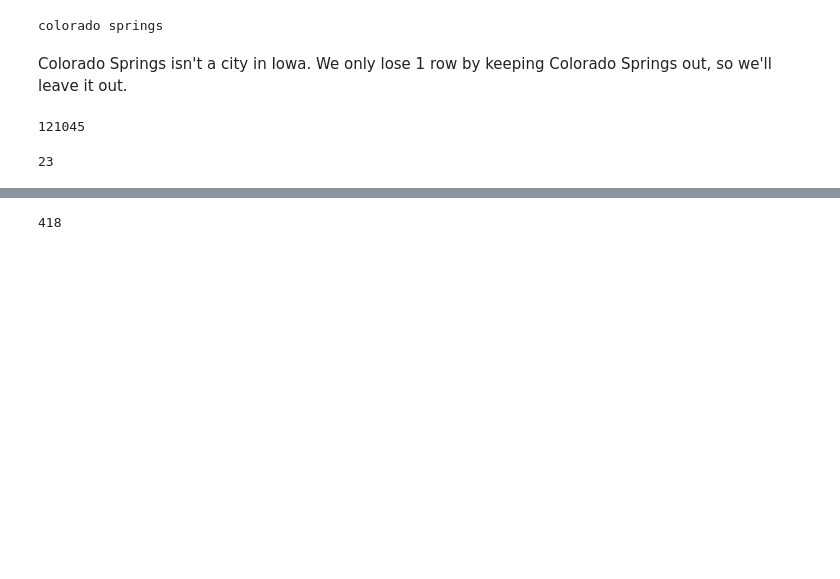
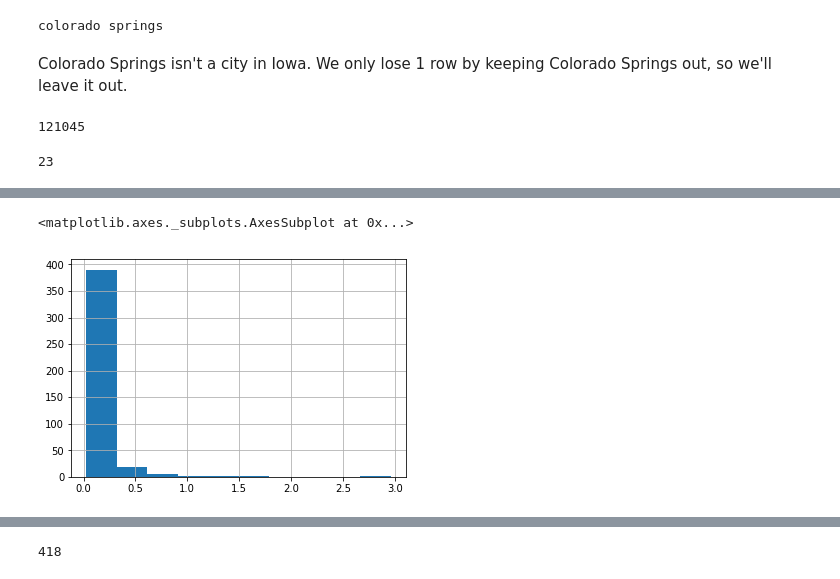
Before and after one commit to likhitanarayana/Iowa-Liquor-Sales, a Jupyter notebook: FeatureEngineering.ipynb, the cells around one changed output, grey strips where cells are left out. Saved outputs shown, nothing was run; the diff lists cells and outputs as text; code cells hidden in the pictures; blank space fills up the shorter version.

```diff
--- a/FeatureEngineering.ipynb
+++ b/FeatureEngineering.ipynb
@@ -13,4 +15,4 @@ Requirement already satisfied: python-dateutil in /usr/local/lib/python3.6/dist-
 # %%
 #from google.colab import drive
 #drive.mount('/content/gdrive')
-sales = pd.read_csv('/content/gdrive/My Drive/College/DATA 401/Iowa-Liquor-Sales/GrossSalesDay.csv')
+sales = pd.read_csv('GrossSalesDay.csv')
@@ -46,7 +42,7 @@ sales['City'] = sales['City'].map(lambda x: x.replace('saint', 'st.'))
 sales['City'] = sales['City'].map(lambda x: re.sub('^ft.', 'fort', x))
 sales['City'] = sales['City'].map(lambda x: re.sub('^st ', 'st. ', x))
 # %%
-census = pd.read_csv("/content/gdrive/My Drive/College/DATA 401/Iowa-Liquor-Sales/CensusData.csv")
+census = pd.read_csv("CensusData.csv")
 census['City'] = census['City'].map(lambda x: x.lower().replace("'", "").strip())
 # %%
 censusunique = np.unique(census['City'])
@@ -84,0 +71,5 @@ merged.head()
+# %%
+merged.groupby('City')['Volume Per Capita'].mean().hist()
+# %% [output]
+<matplotlib.axes._subplots.AxesSubplot at 0x...>
+[figure, added]
```
Also changed, not shown: parts of 16 cells of this notebook.
